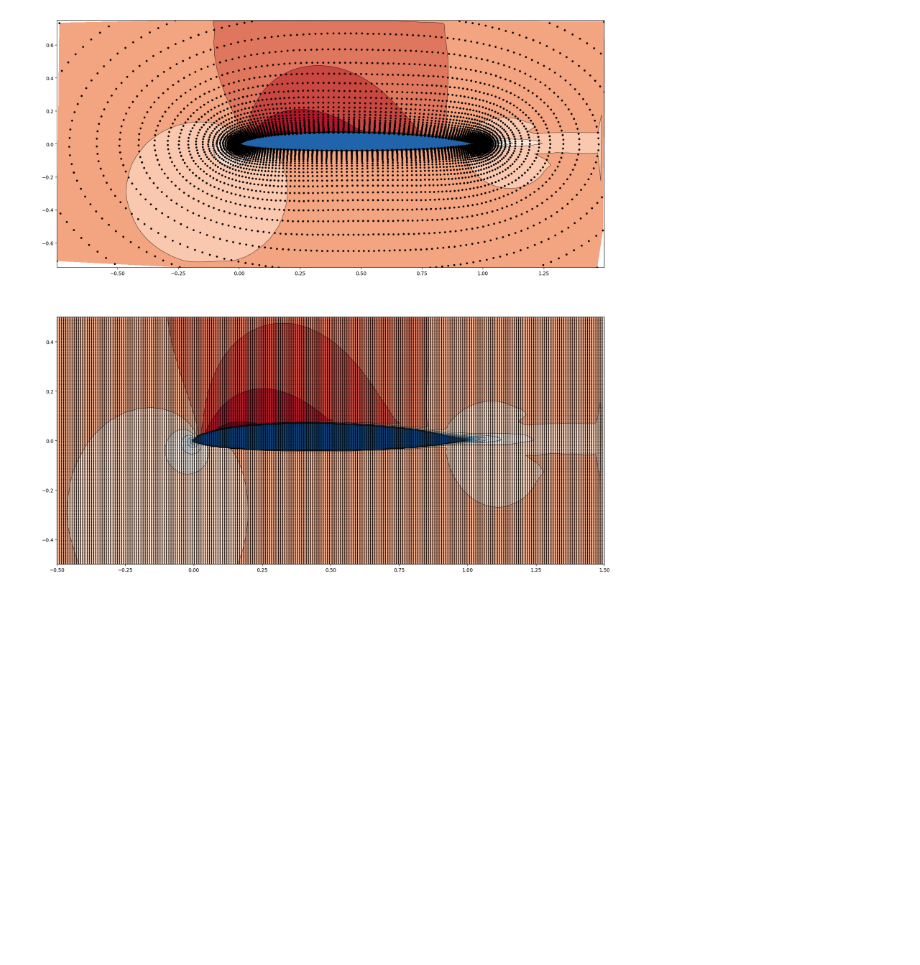
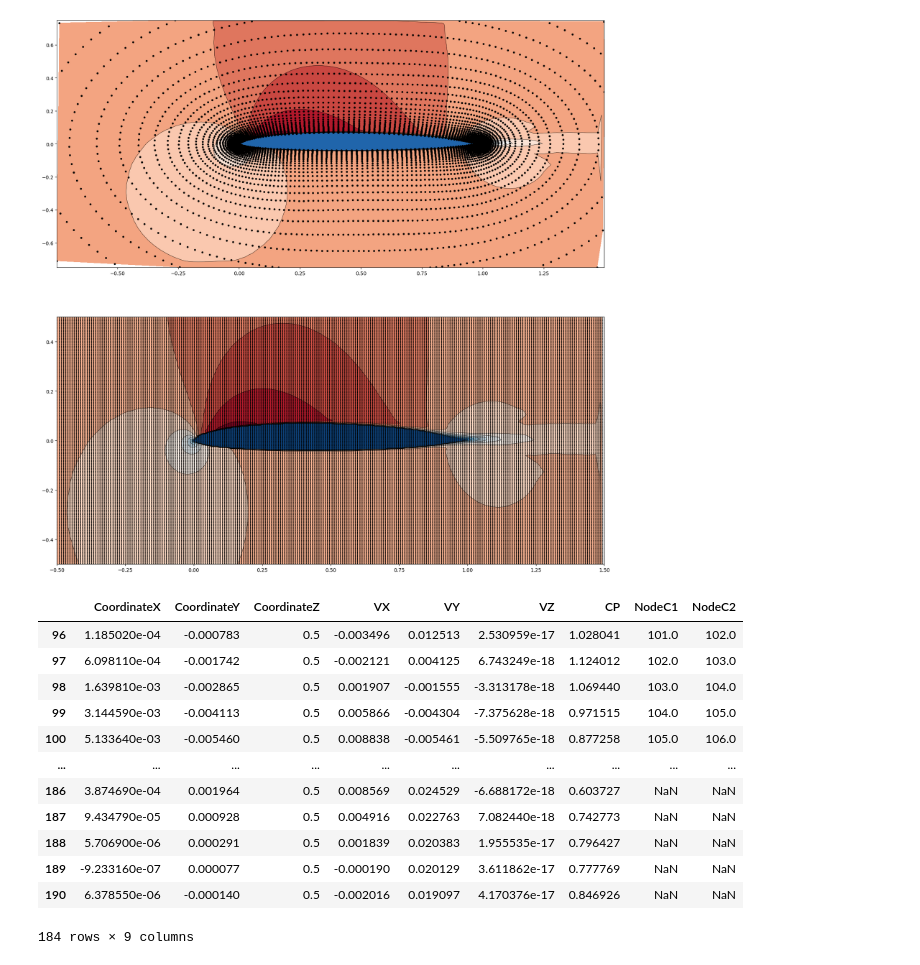
Before and after one commit to fgvangessel-umd/aero_fno, a Jupyter notebook: Data_Conversion_EDA.ipynb, the cells around one changed output. Drawn from its saved outputs; the diff is of its cells as text; code cells hidden in the pictures; blank space fills up the shorter version.

Commit message:
Added reordering capability for SDF creation

```diff
--- a/Data_Conversion_EDA.ipynb
+++ b/Data_Conversion_EDA.ipynb
@@ -181,0 +189,55 @@ axs[1].plot(Xi.ravel(), Yi.ravel(), 'ko', ms=1)
+# %%
+# Extract wall zone
+ncols = 5
+nvars = 11
+
+nnods = []
+nelms = []
+
+wall_vars = []
+
+for i, line in enumerate(s):
+    if line.strip().startswith('DATAPACKING=BLOCK'):
+        nnod = int(s[i-1].split('=')[1].split()[0].split(',')[0])
+        nelm = int(s[i-1].split('=')[2].split()[0].split(',')[0])
+
+        if nnod % ncols == 0:
+            nrows = nnod//ncols
+        else:
+            nrows = nnod//ncols + 1
+
+        for j in range(nvars):
+            offset = nrows*j + 2
+            #print(s[offset+i:offset+i+nrows])
+            dat = convert_list_to_array(s[offset+i:offset+i+nrows])
+            wall_vars.append(dat)
+
+        connectivity = np.genfromtxt(s[offset+i+nrows:offset+i+nrows+nnod], dtype=float)
+        df_conn = pd.DataFrame(connectivity, columns=['NodeC1', 'NodeC2'])
+
+        break
+
+wall_vars = np.array(wall_vars).T
+d2_df = pd.DataFrame(wall_vars[:,[0,1,2,6,7,8,9]], columns=['CoordinateX', 'CoordinateY', 'CoordinateZ', 'VX', 'VY', 'VZ', 'CP'])
+
+result = pd.concat([d2_df, df_conn], axis=1)
+d2_df = result.reindex(d2_df.index)
+
+index_list = list(reorder_coords(d2_df, return_indices=True))
+d2_df = d2_df.loc[index_list]
+# %%
+d2_df
+# %% [output]
+|  | CoordinateX | CoordinateY | CoordinateZ | VX | VY | VZ | CP | NodeC1 | NodeC2 |
+| 96 | 1.185020e-04 | -0.000783 | 0.5 | -0.003496 | 0.012513 | 2.530959e-17 | 1.028041 | 101.0 | 102.0 |
+| 97 | 6.098110e-04 | -0.001742 | 0.5 | -0.002121 | 0.004125 | 6.743249e-18 | 1.124012 | 102.0 | 103.0 |
+| 98 | 1.639810e-03 | -0.002865 | 0.5 | 0.001907 | -0.001555 | -3.313178e-18 | 1.069440 | 103.0 | 104.0 |
+| 99 | 3.144590e-03 | -0.004113 | 0.5 | 0.005866 | -0.004304 | -7.375628e-18 | 0.971515 | 104.0 | 105.0 |
+| 100 | 5.133640e-03 | -0.005460 | 0.5 | 0.008838 | -0.005461 | -5.509765e-18 | 0.877258 | 105.0 | 106.0 |
+| ... | ... | ... | ... | ... | ... | ... | ... | ... | ... |
+| 186 | 3.874690e-04 | 0.001964 | 0.5 | 0.008569 | 0.024529 | -6.688172e-18 | 0.603727 | NaN | NaN |
+| 187 | 9.434790e-05 | 0.000928 | 0.5 | 0.004916 | 0.022763 | 7.082440e-18 | 0.742773 | NaN | NaN |
+| 188 | 5.706900e-06 | 0.000291 | 0.5 | 0.001839 | 0.020383 | 1.955535e-17 | 0.796427 | NaN | NaN |
+| 189 | -9.233160e-07 | 0.000077 | 0.5 | -0.000190 | 0.020129 | 3.611862e-17 | 0.777769 | NaN | NaN |
+| 190 | 6.378550e-06 | -0.000140 | 0.5 | -0.002016 | 0.019097 | 4.170376e-17 | 0.846926 | NaN | NaN |
+184 rows × 9 columns
```
Also changed, not shown: parts of 10 cells of this notebook, 1 other file.
